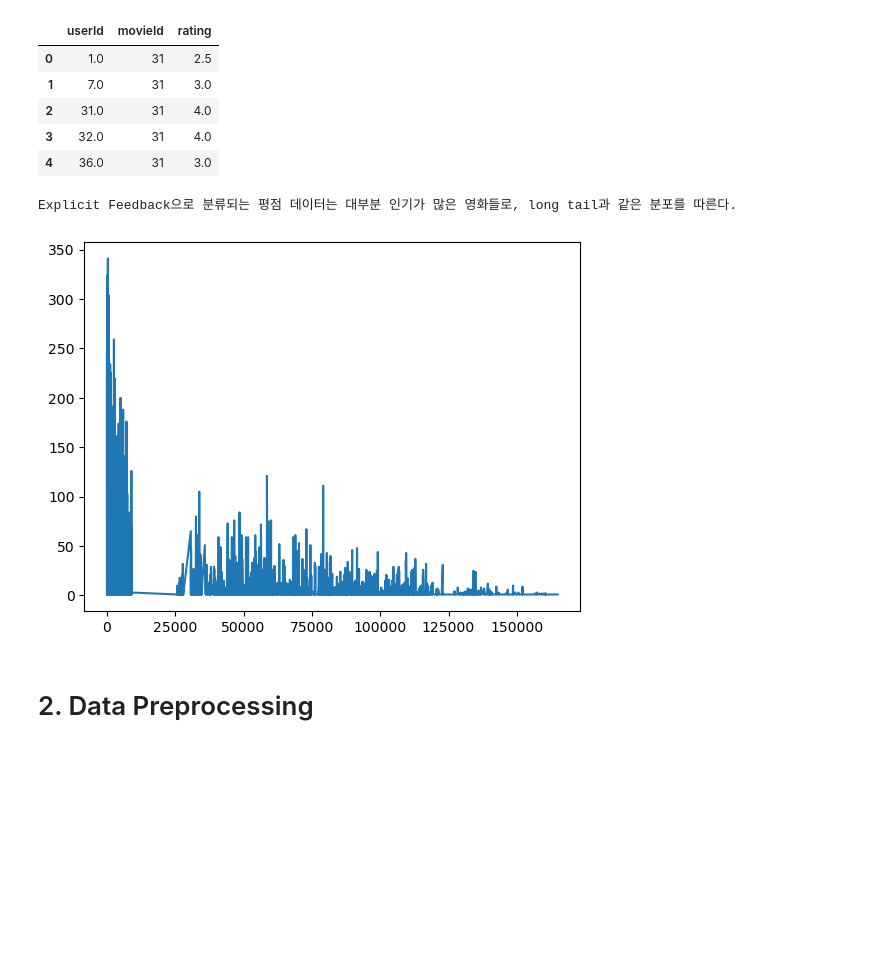
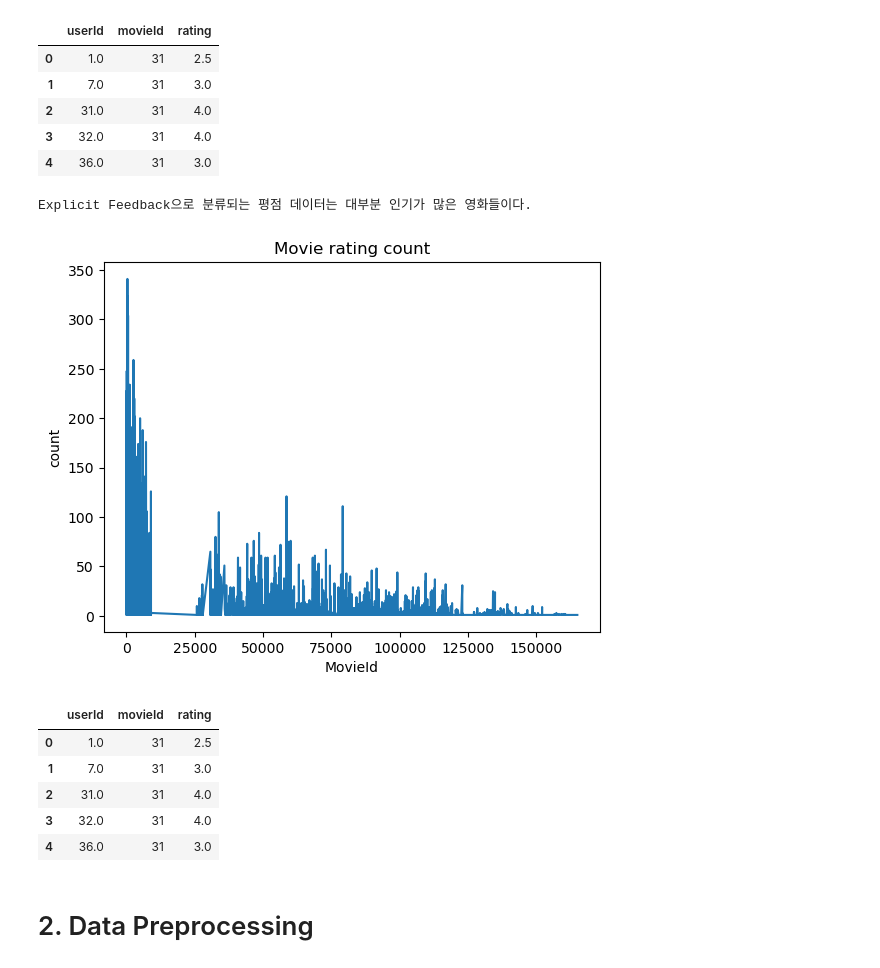
Before and after one commit to formegusto/research-recommendation-system, a Jupyter notebook: 2. Memory-based Collaborative Filtering.ipynb, the cells around one changed output. Drawn from its saved outputs; the diff is of its cells as text; code cells hidden in the pictures; blank space fills up the shorter version.

Commit message:
memory-based collaborative filtering : documentation, zero noise data

```diff
--- a/2. Memory-based Collaborative Filtering.ipynb
+++ b/2. Memory-based Collaborative Filtering.ipynb
@@ -58,18 +58,29 @@ Merge Data : Left Outer Join, User - Movie
 # %%
 # Analsys : Distribute Check
 import matplotlib.pyplot as plt
 
 movie_ids = merge_data['movieId']
 count_group = merge_data['movieId'].groupby(movie_ids).count()
 movie_id, count = count_group.index, count_group.values
 
-print("Explicit Feedback으로 분류되는 평점 데이터는 대부분 인기가 많은 영화들로, long tail과 같은 분포를 따른다.")
+print("Explicit Feedback으로 분류되는 평점 데이터는 대부분 인기가 많은 영화들이다.")
 
 plt.plot(movie_id, count)
+plt.title("Movie rating count")
+plt.xlabel("MovieId")
+plt.ylabel("count")
 plt.show()
+
+merge_data.head()
 # %% [output]
-Explicit Feedback으로 분류되는 평점 데이터는 대부분 인기가 많은 영화들로, long tail과 같은 분포를 따른다.
+Explicit Feedback으로 분류되는 평점 데이터는 대부분 인기가 많은 영화들이다.
-[figure, old version]
+[figure, new version]
+|  | userId | movieId | rating |
+| 0 | 1.0 | 31 | 2.5 |
+| 1 | 7.0 | 31 | 3.0 |
+| 2 | 31.0 | 31 | 4.0 |
+| 3 | 32.0 | 31 | 4.0 |
+| 4 | 36.0 | 31 | 3.0 |
 # %% [markdown]
 # 2. Data Preprocessing
 # %%
```
Also changed, not shown: parts of 9 cells of this notebook.
